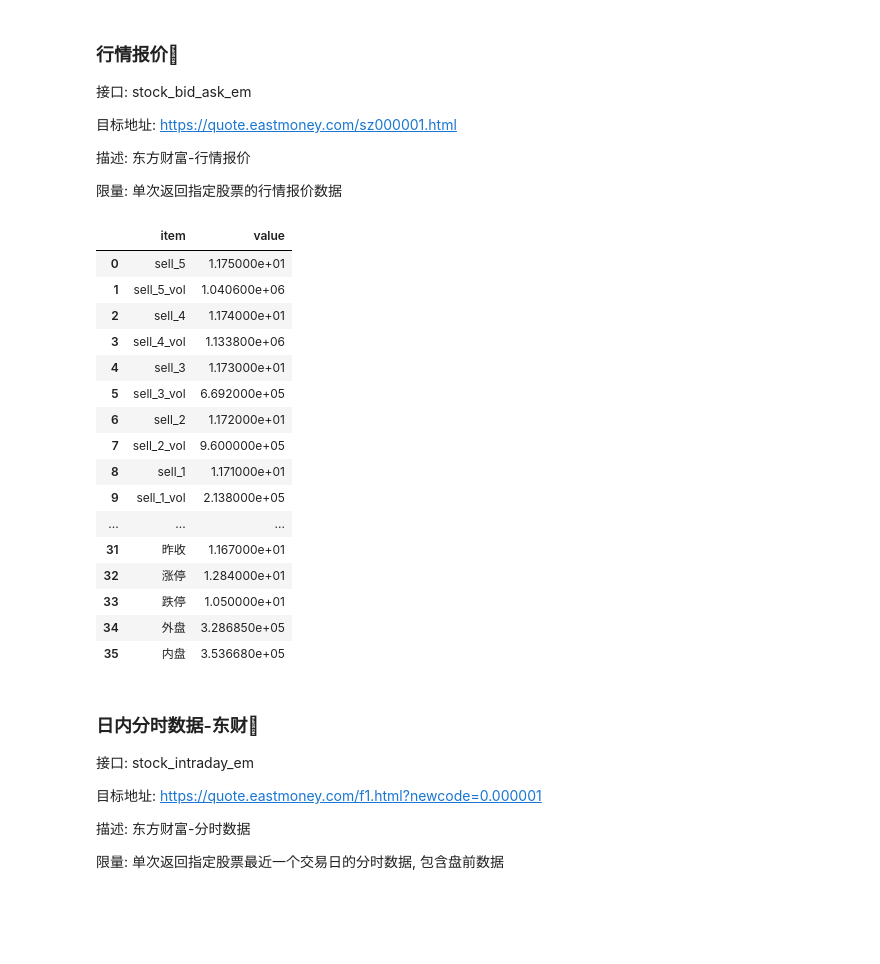
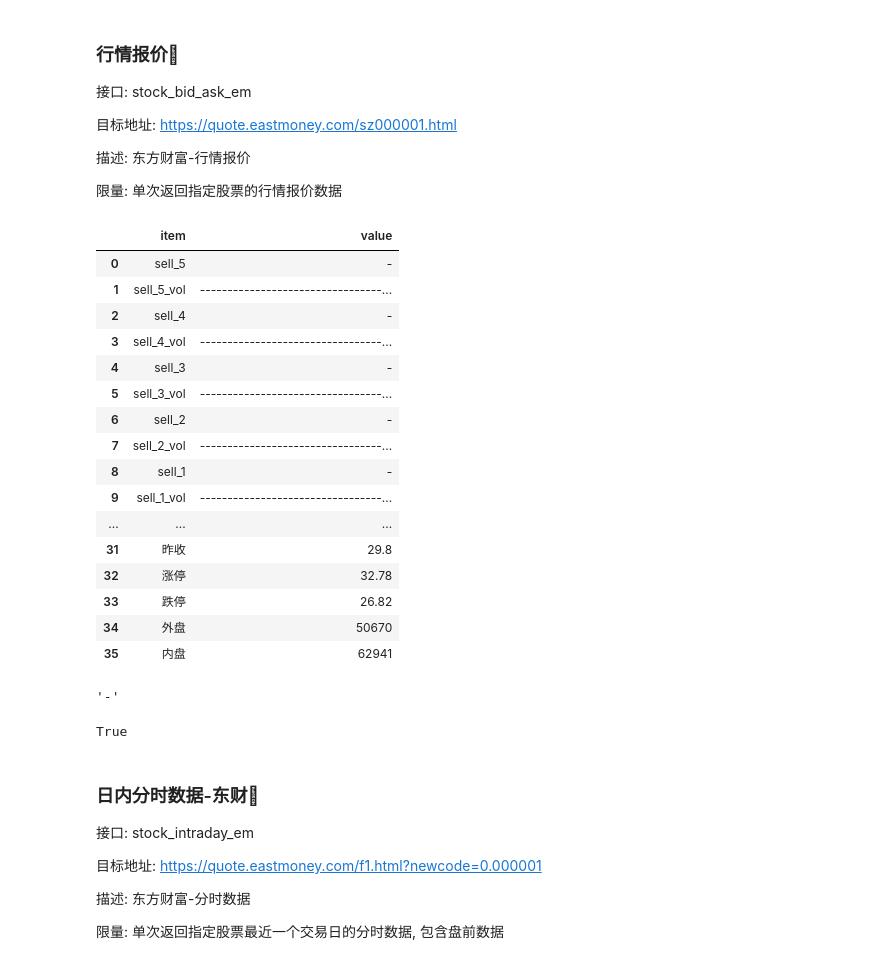
Before and after one commit to EveryFine/GeniusTradeTracker, a Jupyter notebook: tracker/app/akshare/akshare.ipynb, the cells around one changed output. Drawn from its saved outputs; the diff is of its cells as text; code cells hidden in the pictures; blank space fills up the shorter version.

```diff
--- a/tracker/app/akshare/akshare.ipynb
+++ b/tracker/app/akshare/akshare.ipynb
@@ -358,26 +358,35 @@ stock_zt_pool_strong_em_df
 限量: 单次返回指定股票的行情报价数据
 # %%
 import akshare as ak
-stock_bid_ask_em_df = ak.stock_bid_ask_em(symbol="000001")
+stock_bid_ask_em_df = ak.stock_bid_ask_em(symbol="603508")
 stock_bid_ask_em_df
 # %% [output]
 |  | item | value |
-| 0 | sell_5 | 1.175000e+01 |
-| 1 | sell_5_vol | 1.040600e+06 |
-| 2 | sell_4 | 1.174000e+01 |
-| 3 | sell_4_vol | 1.133800e+06 |
-| 4 | sell_3 | 1.173000e+01 |
-| 5 | sell_3_vol | 6.692000e+05 |
-| 6 | sell_2 | 1.172000e+01 |
-| 7 | sell_2_vol | 9.600000e+05 |
-| 8 | sell_1 | 1.171000e+01 |
-| 9 | sell_1_vol | 2.138000e+05 |
+| 0 | sell_5 | - |
+| 1 | sell_5_vol | ---------------------------------... |
+| 2 | sell_4 | - |
+| 3 | sell_4_vol | ---------------------------------... |
+| 4 | sell_3 | - |
+| 5 | sell_3_vol | ---------------------------------... |
+| 6 | sell_2 | - |
+| 7 | sell_2_vol | ---------------------------------... |
+| 8 | sell_1 | - |
+| 9 | sell_1_vol | ---------------------------------... |
 | ... | ... | ... |
-| 31 | 昨收 | 1.167000e+01 |
-| 32 | 涨停 | 1.284000e+01 |
-| 33 | 跌停 | 1.050000e+01 |
-| 34 | 外盘 | 3.286850e+05 |
-| 35 | 内盘 | 3.536680e+05 |
+| 31 | 昨收 | 29.8 |
+| 32 | 涨停 | 32.78 |
+| 33 | 跌停 | 26.82 |
+| 34 | 外盘 | 50670 |
+| 35 | 内盘 | 62941 |
+# %%
+sell_price_str=stock_bid_ask_em_df.loc[stock_bid_ask_em_df['item'] == 'sell_5', 'value'].values[0]
+sell_price_str
+# %% [output]
+'-'
+# %%
+isinstance(sell_price_str,str)
+# %% [output]
+True
 # %% [markdown]
 ### 日内分时数据-东财
 
```
Also changed, not shown: 2 other files.
